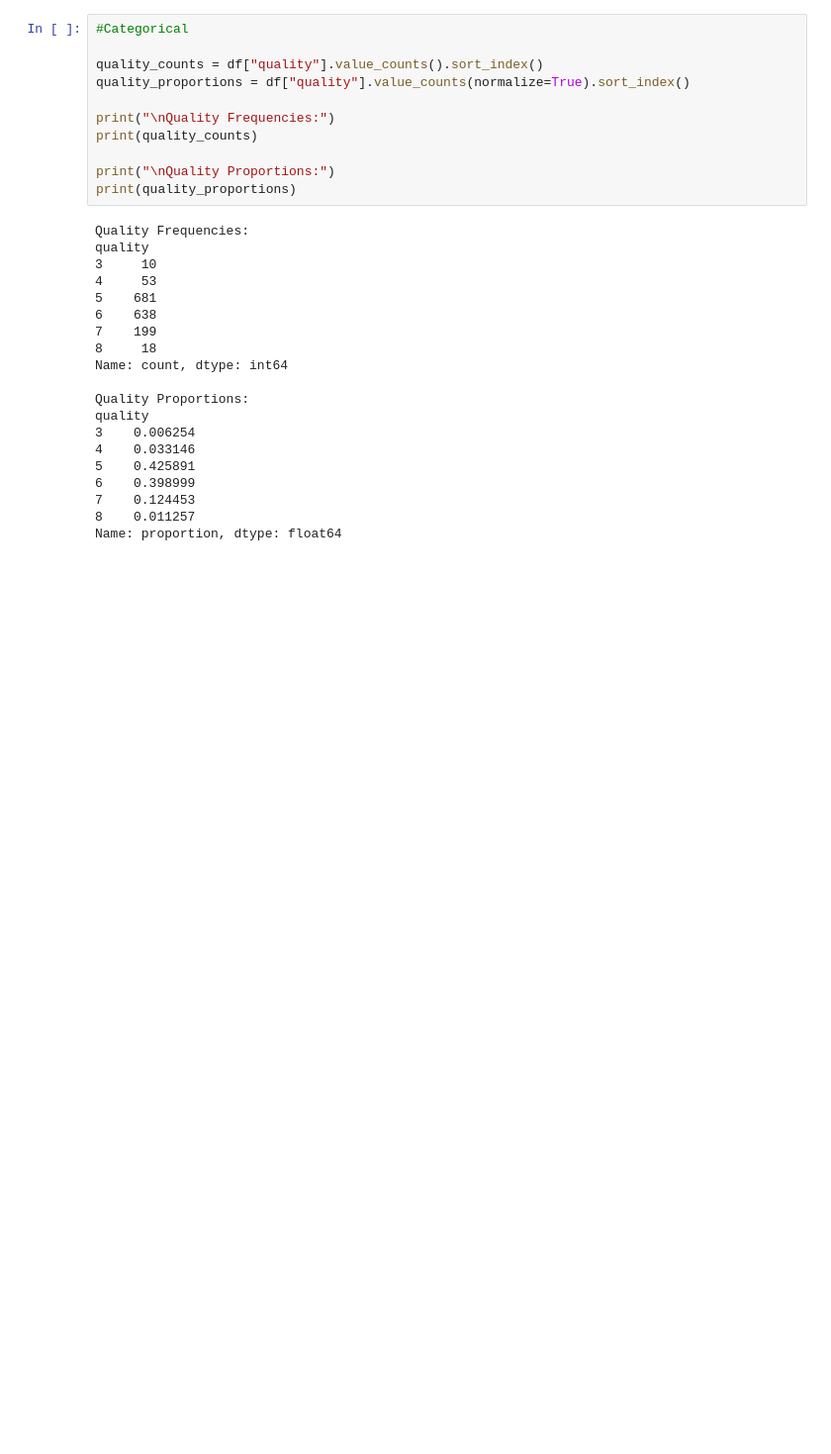
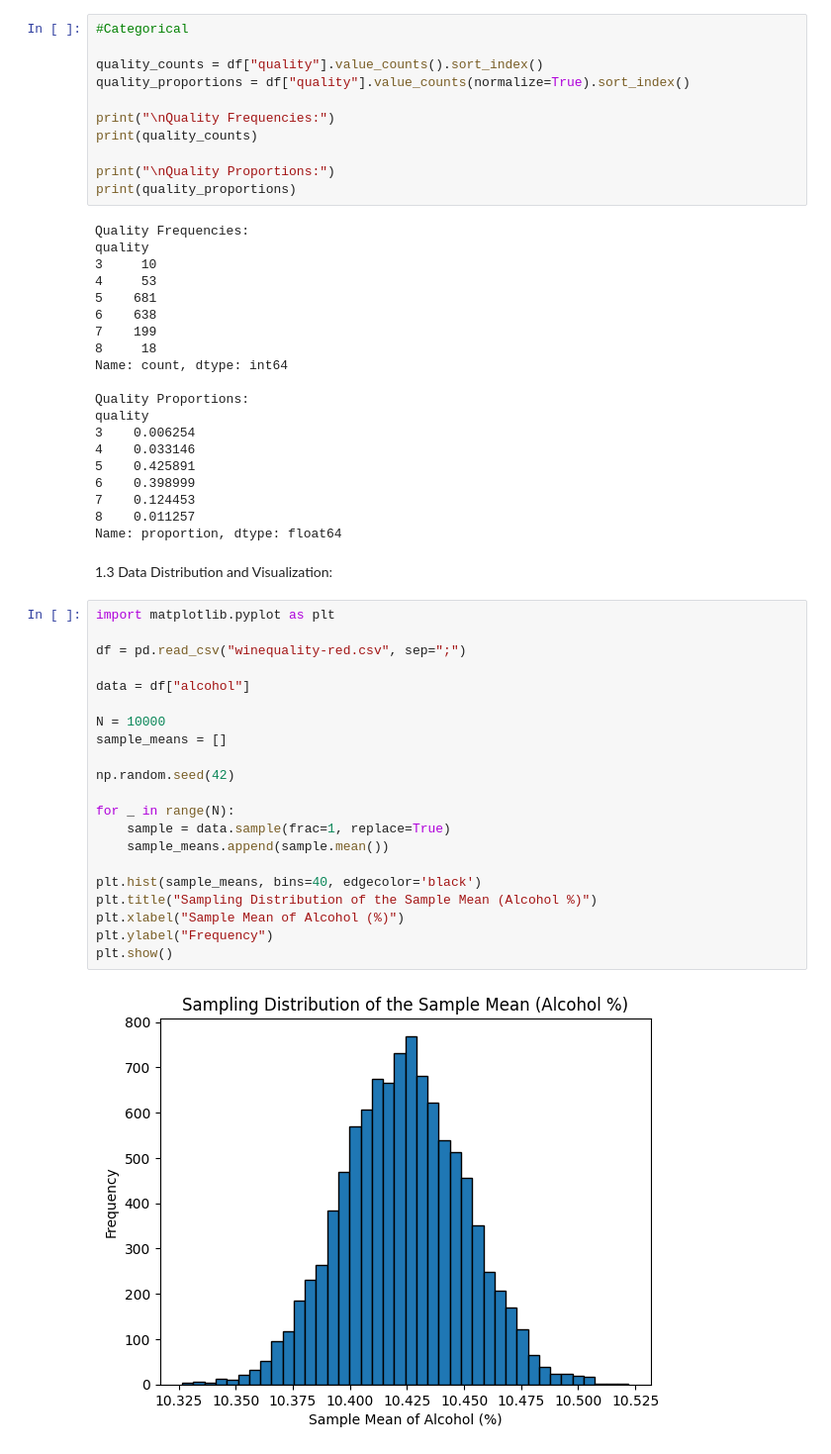
Before and after one commit to akshita4145/stat319_final, a Jupyter notebook: question1.ipynb, the cells around one changed output. Shown at 99% size. Drawn from its saved outputs; the diff is of its cells as text; blank space fills up the shorter version.

```diff
--- a/question1.ipynb
+++ b/question1.ipynb
@@ -131,3 +131,28 @@ quality
 7    0.124453
 8    0.011257
 Name: proportion, dtype: float64
+# %% [markdown]
+1.3 Data Distribution and Visualization:
+# %%
+import matplotlib.pyplot as plt
+
+df = pd.read_csv("winequality-red.csv", sep=";")
+
+data = df["alcohol"]
+
+N = 10000
+sample_means = []
+
+np.random.seed(42)
+
+for _ in range(N):
+    sample = data.sample(frac=1, replace=True)
+    sample_means.append(sample.mean())
+
+plt.hist(sample_means, bins=40, edgecolor='black')
+plt.title("Sampling Distribution of the Sample Mean (Alcohol %)")
+plt.xlabel("Sample Mean of Alcohol (%)")
+plt.ylabel("Frequency")
+plt.show()
+# %% [output]
+[figure, added]
```
Also changed, not shown: parts of 1 cell of this notebook.
